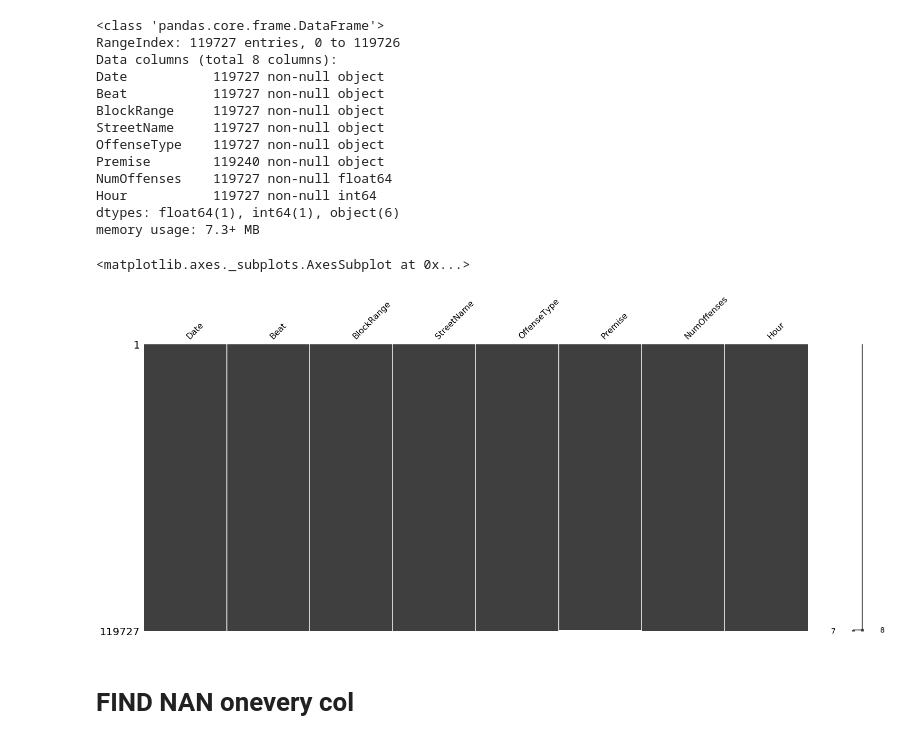
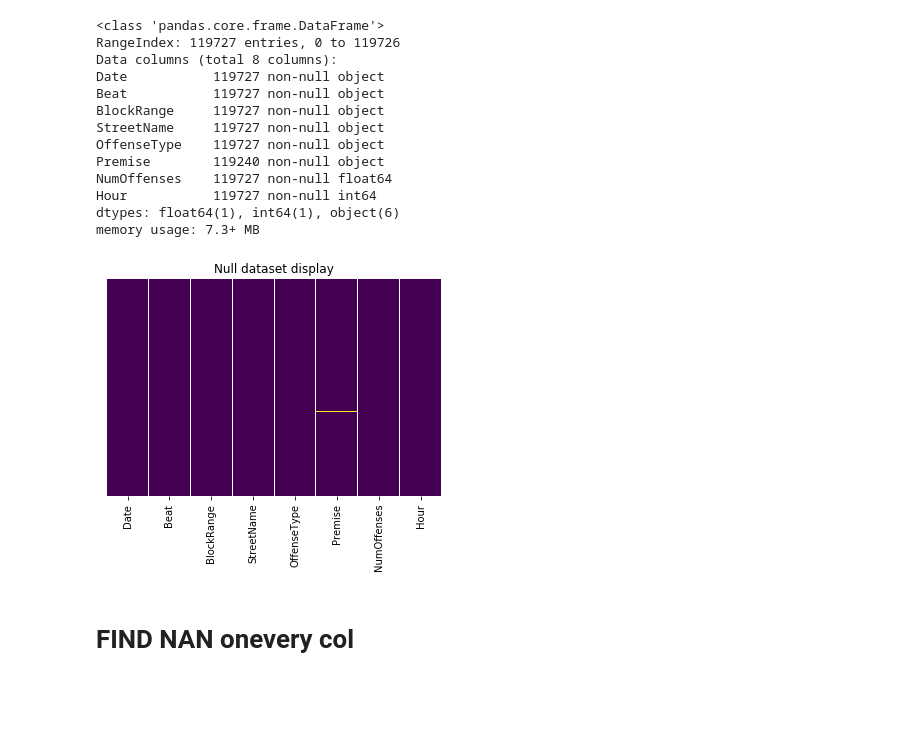
Before and after one commit to franksalas/Crime-Analysis, a Jupyter notebook: data_wrangling/Houston_Crime_Data/HC_2017.ipynb, the cells around one changed output. Saved outputs shown, nothing was run; the diff lists cells and outputs as text; code cells hidden in the pictures; blank space fills up the shorter version.

```diff
--- a/data_wrangling/Houston_Crime_Data/HC_2017.ipynb
+++ b/data_wrangling/Houston_Crime_Data/HC_2017.ipynb
@@ -211,12 +186,12 @@ NumOffenses    119727 non-null float64
 Hour           119727 non-null int64
 dtypes: float64(1), int64(1), object(6)
 memory usage: 7.3+ MB
-# %%
-sorted_data = msno.nullity_sort(crimes, sort='descending')
-msno.matrix(sorted_data)
-# %% [output]
-<matplotlib.axes._subplots.AxesSubplot at 0x...>
-[figure, removed]
+# %%
+sns.heatmap(crimes.isnull(),yticklabels=False,cbar=False,cmap='viridis')
+plt.title('Null dataset display')
+plt.show()
+# %% [output]
+[figure, added]
 # %% [markdown]
 # FIND NAN onevery col
 # %%
```
Also changed, not shown: parts of 84 cells of this notebook, 1 other file.
